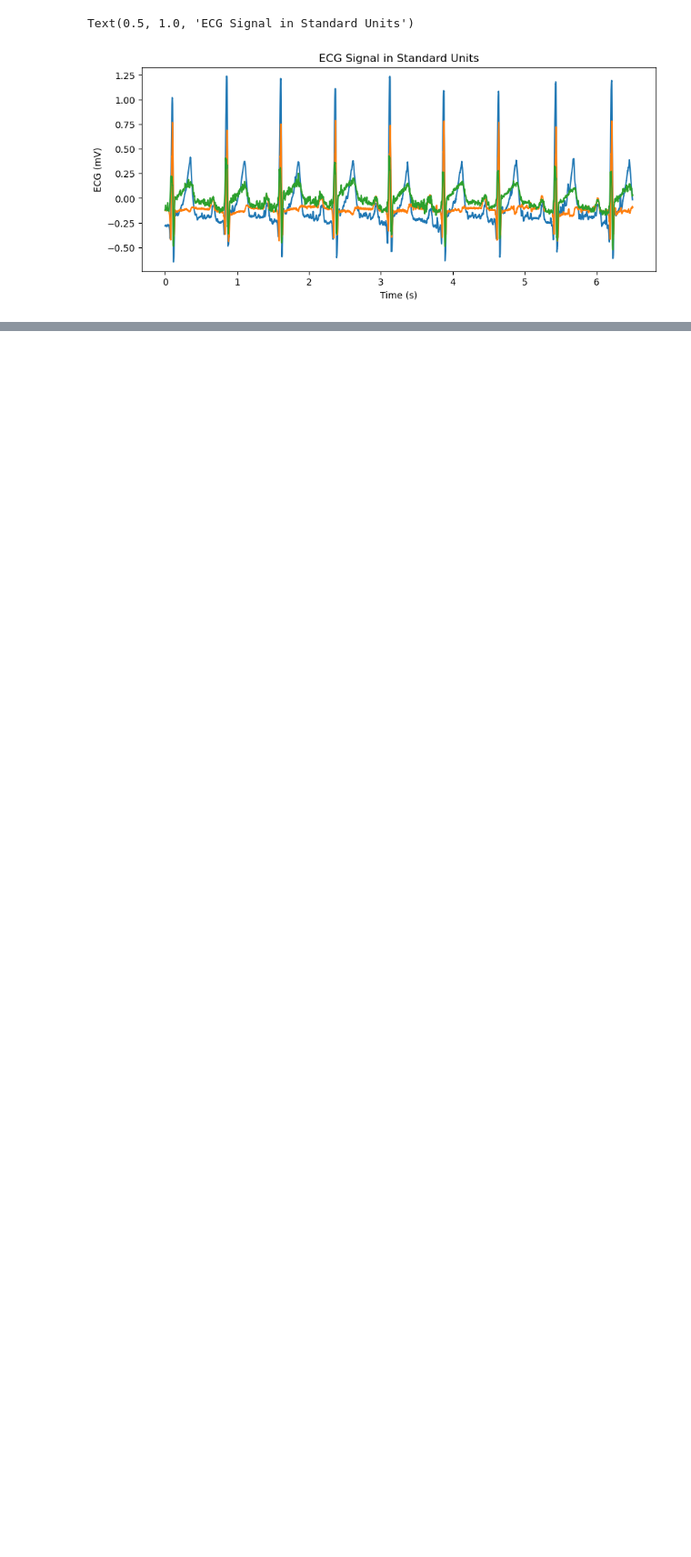
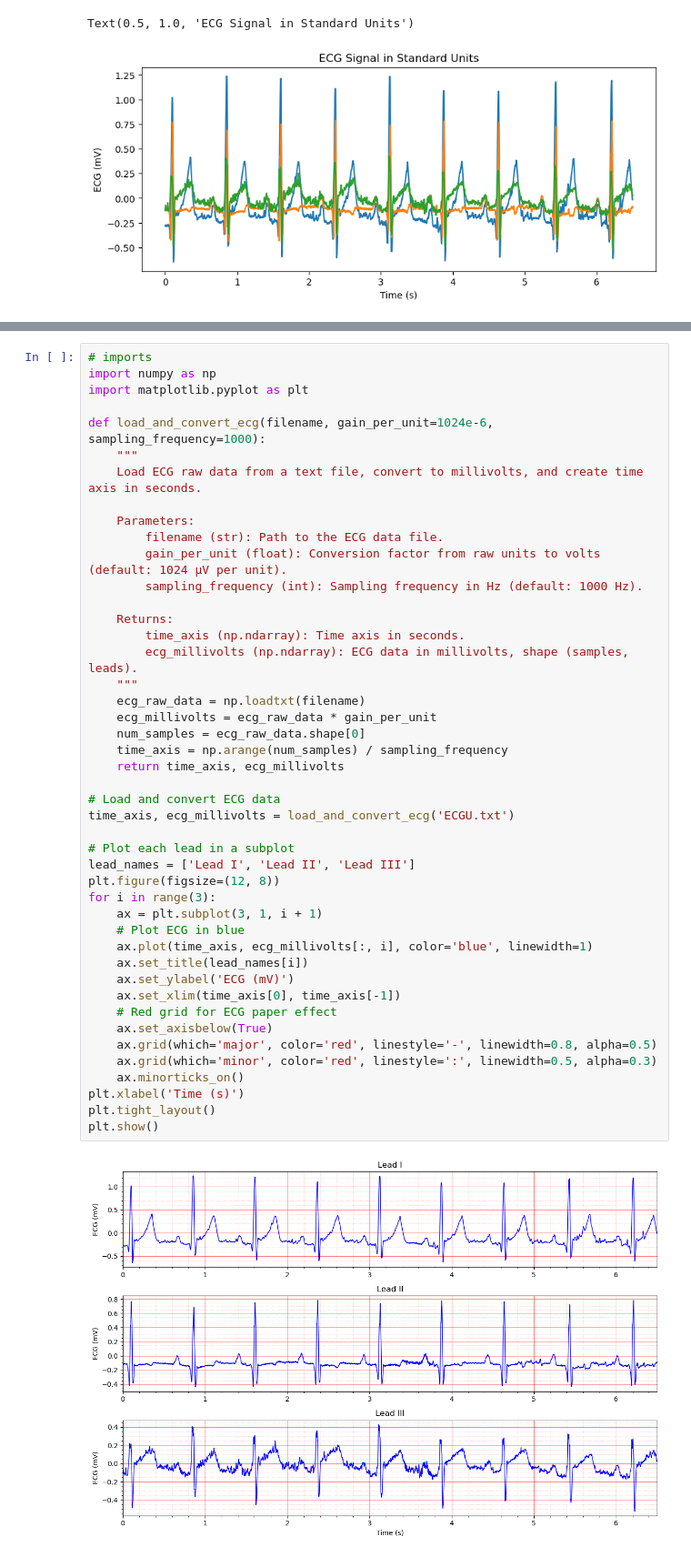
Before and after one commit to axellerabstudent/IEAP-Series01-Python, a Jupyter notebook: ECG-Series01-Base.ipynb, the cells around one changed output, grey strips where cells are left out. Shown at 91% size. Saved outputs shown, nothing was run; the diff lists cells and outputs as text; blank space fills up the shorter version.

```diff
--- a/ECG-Series01-Base.ipynb
+++ b/ECG-Series01-Base.ipynb
@@ -82,0 +121,47 @@ Text(0.5, 1.0, 'ECG Signal in Standard Units')
+# %%
+# imports
+import numpy as np
+import matplotlib.pyplot as plt
+
+def load_and_convert_ecg(filename, gain_per_unit=1024e-6, sampling_frequency=1000):
+    """
+    Load ECG raw data from a text file, convert to millivolts, and create time axis in seconds.
+
+    Parameters:
+        filename (str): Path to the ECG data file.
+        gain_per_unit (float): Conversion factor from raw units to volts (default: 1024 µV per unit).
+        sampling_frequency (int): Sampling frequency in Hz (default: 1000 Hz).
+
+    Returns:
+        time_axis (np.ndarray): Time axis in seconds.
+        ecg_millivolts (np.ndarray): ECG data in millivolts, shape (samples, leads).
+    """
+    ecg_raw_data = np.loadtxt(filename)
+    ecg_millivolts = ecg_raw_data * gain_per_unit
+    num_samples = ecg_raw_data.shape[0]
+    time_axis = np.arange(num_samples) / sampling_frequency
+    return time_axis, ecg_millivolts
+
+# Load and convert ECG data
+time_axis, ecg_millivolts = load_and_convert_ecg('ECGU.txt')
+
+# Plot each lead in a subplot
+lead_names = ['Lead I', 'Lead II', 'Lead III']
+plt.figure(figsize=(12, 8))
+for i in range(3):
+    ax = plt.subplot(3, 1, i + 1)
+    # Plot ECG in blue
+    ax.plot(time_axis, ecg_millivolts[:, i], color='blue', linewidth=1)
+    ax.set_title(lead_names[i])
+    ax.set_ylabel('ECG (mV)')
+    ax.set_xlim(time_axis[0], time_axis[-1])
+    # Red grid for ECG paper effect
+    ax.set_axisbelow(True)
+    ax.grid(which='major', color='red', linestyle='-', linewidth=0.8, alpha=0.5)
+    ax.grid(which='minor', color='red', linestyle=':', linewidth=0.5, alpha=0.3)
+    ax.minorticks_on()
+plt.xlabel('Time (s)')
+plt.tight_layout()
+plt.show()
+# %% [output]
+[figure, added]
```
Also changed, not shown: parts of 2 cells of this notebook.
